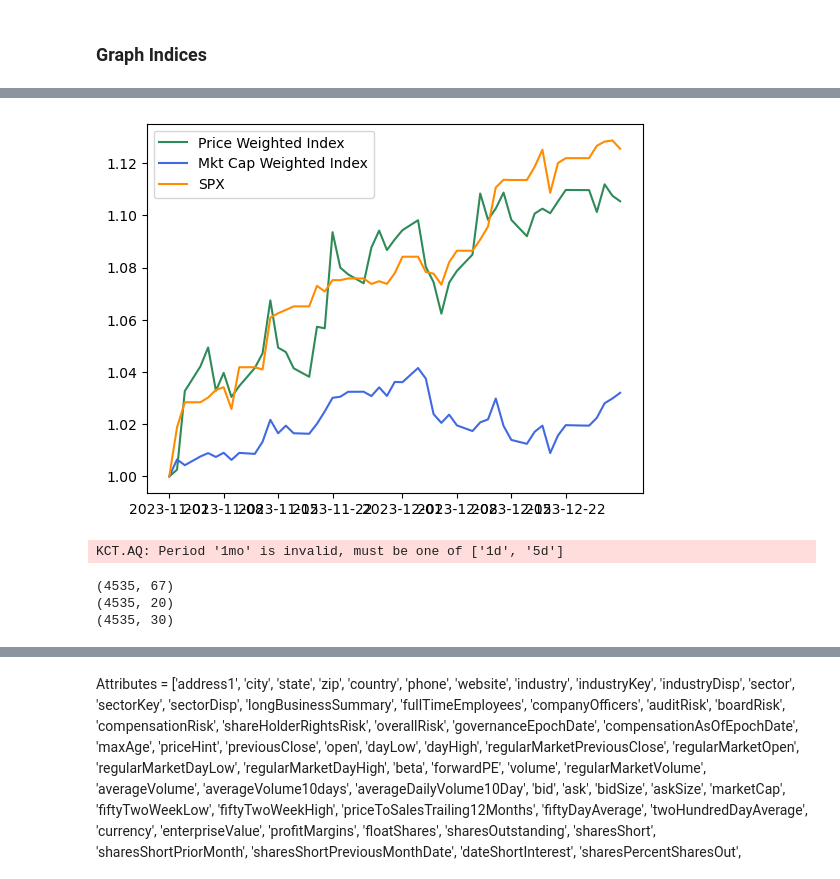
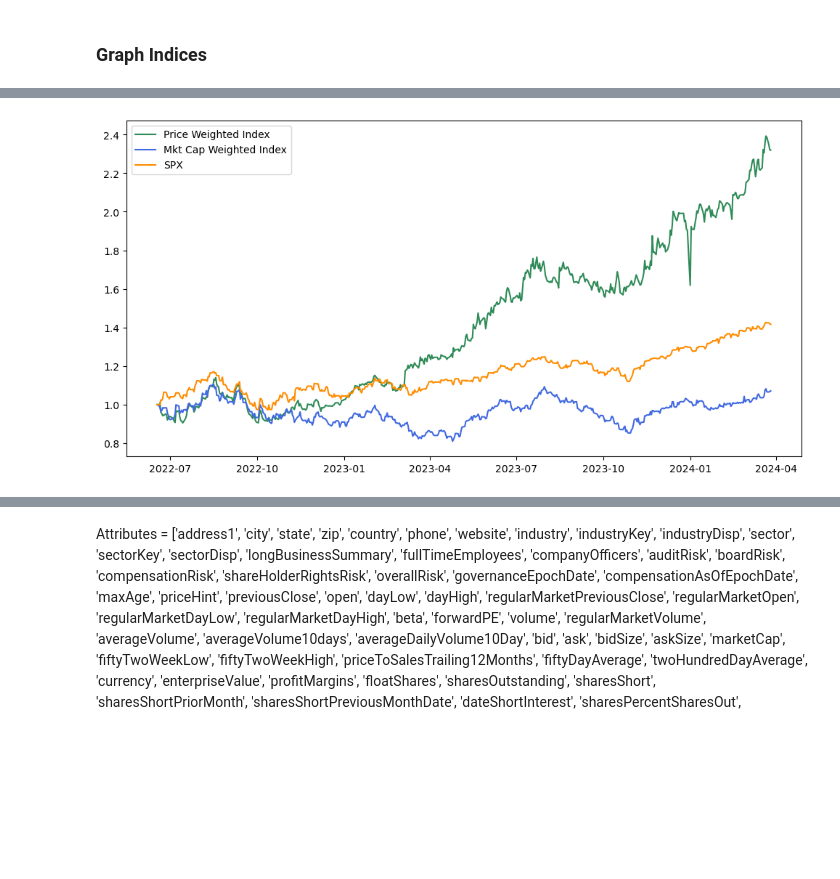
Before and after one commit to apenake/Certified_B_Corp_Index, a Jupyter notebook: Public B Corp Index with Currency Conversion.ipynb, the cells around one changed output, grey strips where cells are left out. Cells and saved outputs as stored; diff of their text form; code cells hidden in the pictures; blank space fills up the shorter version.

```diff
--- a/Public B Corp Index with Currency Conversion.ipynb
+++ b/Public B Corp Index with Currency Conversion.ipynb
@@ -805,6 +804,9 @@ def calc_MC_weighted_index(df, divisor = 1000000000, show_chart = True):
 
     return mcw_index
 # %%
-price_wgt_index = calc_px_weighted_index(daily_px_USD)
-mktcap_wgt_index = calc_MC_weighted_index (daily_MC_USD)
+price_wgt_index = calc_px_weighted_index(daily_px_USD, show_chart=True)
+mktcap_wgt_index = calc_MC_weighted_index (daily_MC_USD, show_chart=True)
+
+display(price_wgt_index.head())
+display(mktcap_wgt_index.head())
 # %% [output]
@@ -837,3 +857,5 @@ spx.columns = ['SPX']
 spx.index = pd.to_datetime(spx.index).date
 # %%
 index_comparison_df = combine_norm_and_benchmark(price_wgt_index, mktcap_wgt_index)
+# %%
+index_comparison_df.sort_index(inplace=True)
@@ -839,0 +873,6 @@ index_comparison_df = combine_norm_and_benchmark(price_wgt_index, mktcap_wgt_ind
+# %%
+adjust =115
+# %%
+if adjust > 0:
+    index_comparison_df = index_comparison_df.iloc[adjust:,:]
+display(index_comparison_df.head(5))
@@ -854,8 +900,9 @@ plt.show()
 # %%
 ## Graph Together
 #fig, ax = plt.subplots(figsize = (12,6))
-index_comparison_df.plot(color = ['seagreen', 'royalblue', 'darkorange'])
+index_comparison_df.plot(figsize = (12,6),
+                         color = ['seagreen', 'royalblue', 'darkorange'])
 
 plt.show()
 # %% [output]
-[figure, old version]
+[figure, new version]
@@ -882,15 +908,0 @@ def get_price_history2 (df, start, end):
-# %%
-prices = get_price_history2(stocks_updated, start=s, end=e)
-# %% [output]
-KCT.AQ: Period '1mo' is invalid, must be one of ['1d', '5d']
-# %%
-print(prices.shape)
-
-top20=prices.iloc[:,0:20]
-print(top20.shape)
-top30=prices.iloc[:,0:30]
-print(top30.shape)
-# %% [output]
-(4535, 67)
-(4535, 20)
-(4535, 30)
```
Also changed, not shown: parts of 55 cells of this notebook.
